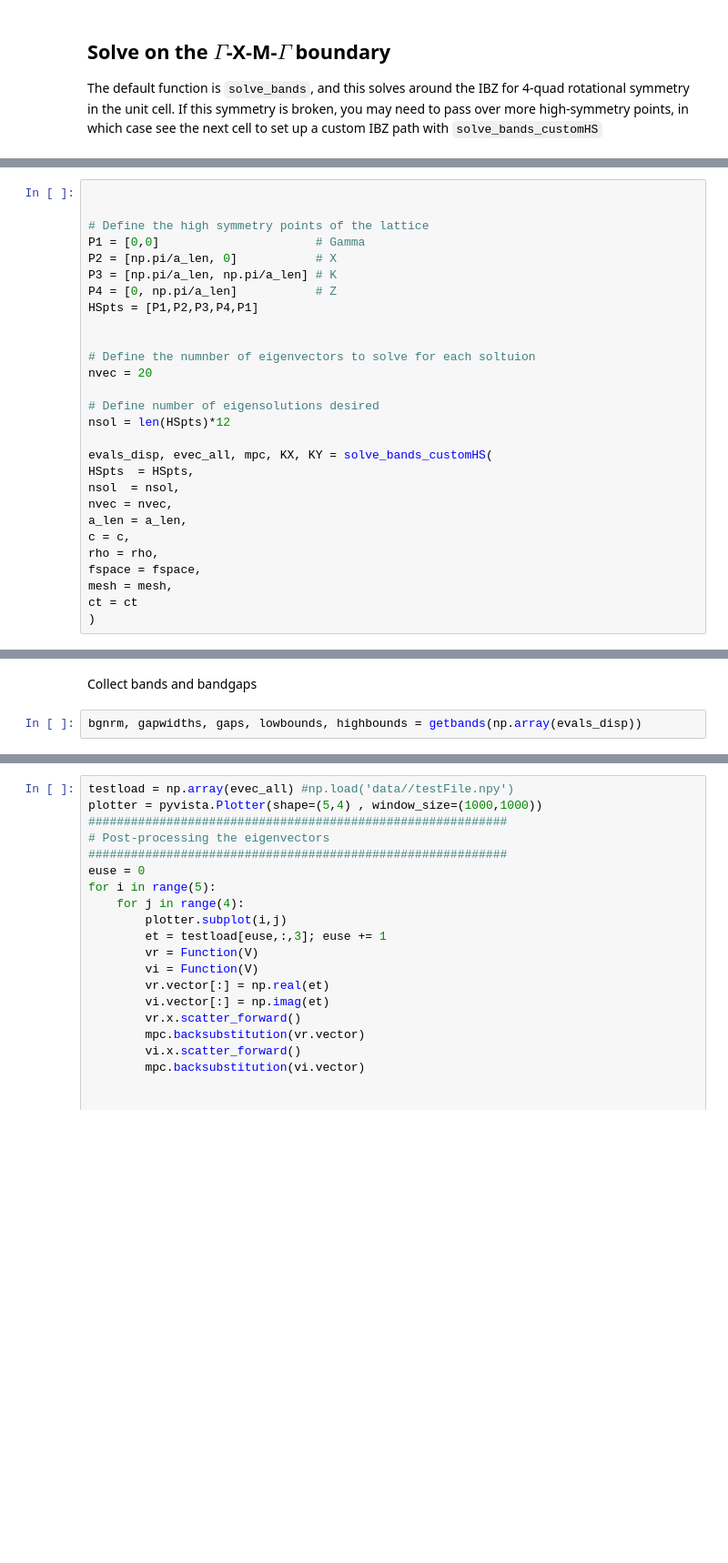
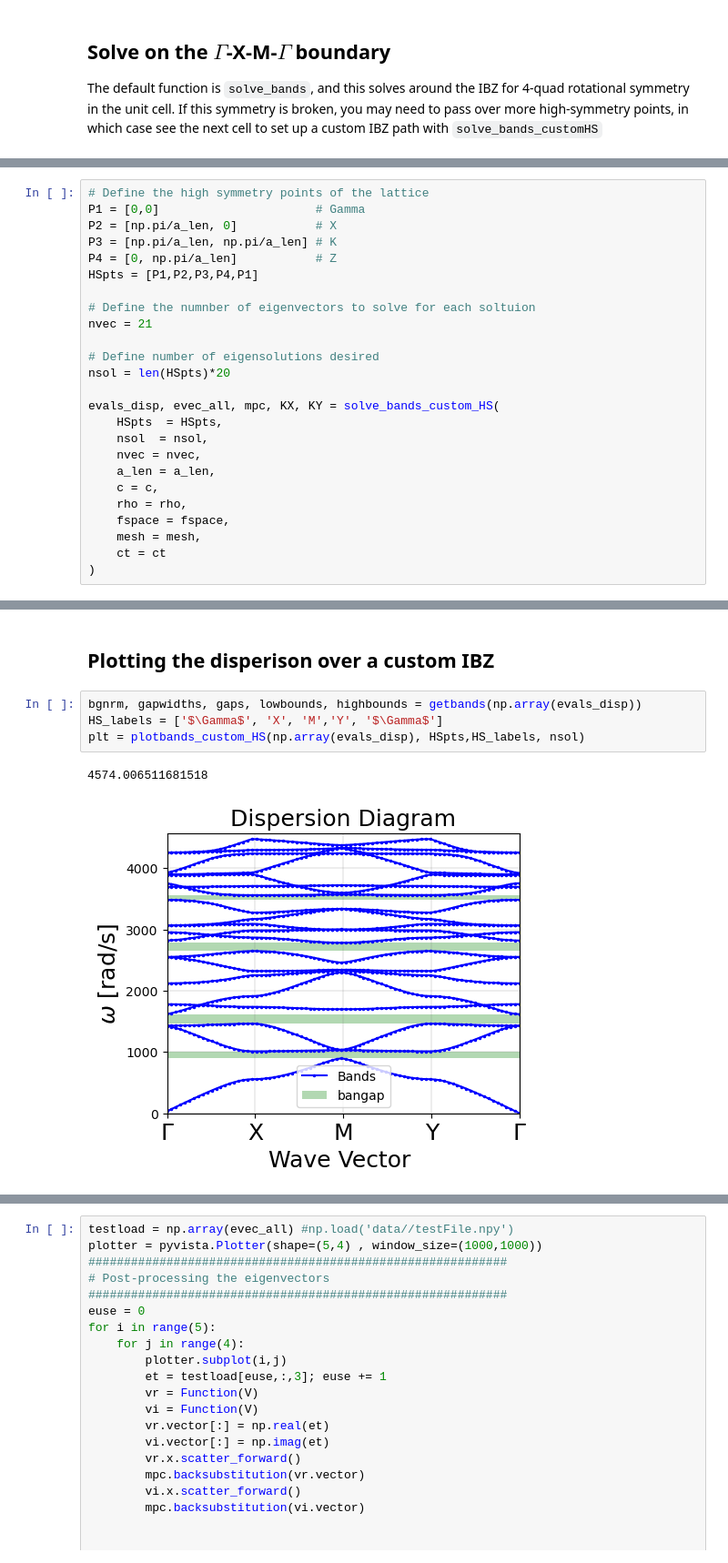
Before and after one commit to jtempelman95/fenonics, a Jupyter notebook: RepoCodes/real_build/TutorialNotebook.ipynb, the cells around one changed output, grey strips where cells are left out. Shown: that part at 91% size. Saved outputs shown, nothing was run; the diff lists cells and outputs as text; blank space fills up the shorter version.

Commit message:
Fixed bug in solver. Updated TutorialNotebook

```diff
--- a/RepoCodes/real_build/TutorialNotebook.ipynb
+++ b/RepoCodes/real_build/TutorialNotebook.ipynb
@@ -185,6 +182,4 @@ Now we just call the `plotbands()` function from `postprocess` to visual the dis
 # %%
-
-
 # Define the high symmetry points of the lattice
 P1 = [0,0]                      # Gamma
 P2 = [np.pi/a_len, 0]           # X
@@ -192,23 +187,22 @@ P3 = [np.pi/a_len, np.pi/a_len] # K
 P4 = [0, np.pi/a_len]           # Z
 HSpts = [P1,P2,P3,P4,P1]
 
-
 # Define the numnber of eigenvectors to solve for each soltuion
-nvec = 20
+nvec = 21
 
 # Define number of eigensolutions desired
-nsol = len(HSpts)*12
+nsol = len(HSpts)*20
 
-evals_disp, evec_all, mpc, KX, KY = solve_bands_customHS(
-HSpts  = HSpts,
-nsol  = nsol,
-nvec = nvec,
-a_len = a_len,
-c = c,
-rho = rho,
-fspace = fspace,
-mesh = mesh,
-ct = ct
+evals_disp, evec_all, mpc, KX, KY = solve_bands_custom_HS(
+    HSpts  = HSpts,
+    nsol  = nsol,
+    nvec = nvec,
+    a_len = a_len,
+    c = c,
+    rho = rho,
+    fspace = fspace,
+    mesh = mesh,
+    ct = ct
 )
 # %% [output]
 MPC DEFINED (tag a)
@@ -226,4 +220,9 @@ T total....1.848
-# %% [markdown]
-Collect bands and bandgaps
+# %% [markdown]
+## Plotting the disperison over a custom IBZ
 # %%
 bgnrm, gapwidths, gaps, lowbounds, highbounds = getbands(np.array(evals_disp))
+HS_labels = ['$\Gamma$', 'X', 'M','Y', '$\Gamma$']
+plt = plotbands_custom_HS(np.array(evals_disp), HSpts,HS_labels, nsol)
+# %% [output]
+4574.006511681518
+[figure, added]
```
Also changed, not shown: parts of 16 cells of this notebook, 4 other files.
